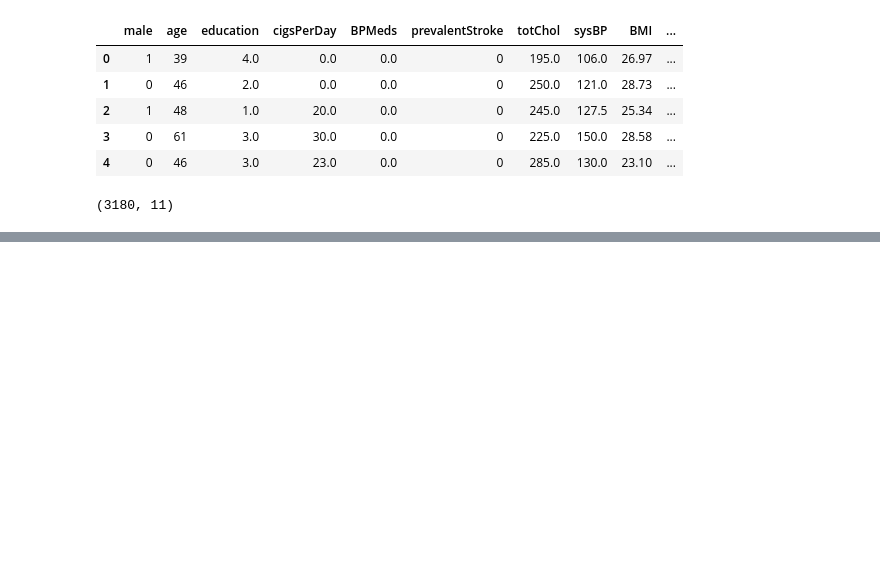
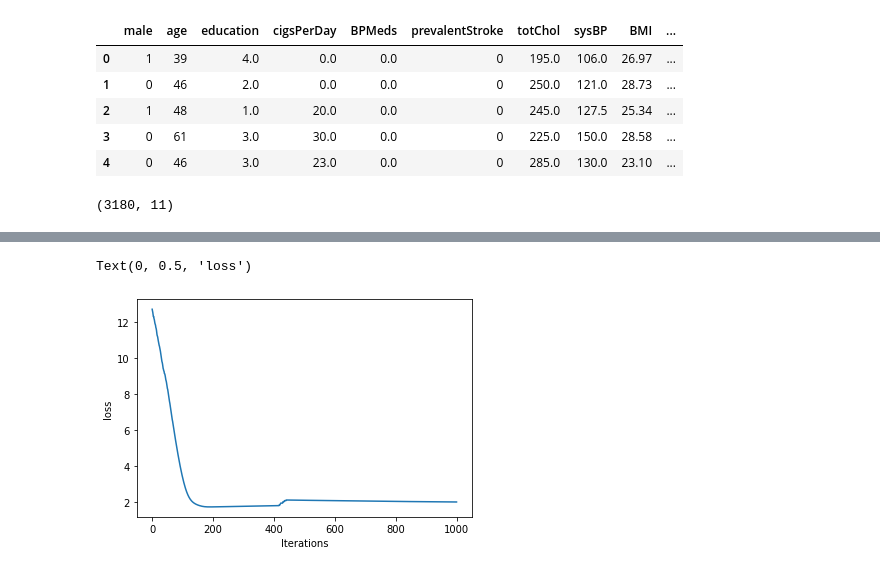
Before and after one commit to betheman/Classification, a Jupyter notebook: Heart_analysis_using_maths.ipynb, the cells around one changed output, grey strips where cells are left out. Saved outputs shown, nothing was run; the diff lists cells and outputs as text; code cells hidden in the pictures; blank space fills up the shorter version.

```diff
--- a/Heart_analysis_using_maths.ipynb
+++ b/Heart_analysis_using_maths.ipynb
@@ -150,2 +162,4 @@ X_train.shape
+# %%
+loss=[]
 # %%
  def fit(y_train,X_train):
@@ -172,3 +210,10 @@ array([0.99999464, 1.99997168, 1.00000732, 2.99999572, 3.99997996,
+# %%
+plt.plot(loss)
+plt.xlabel('Iterations')
+plt.ylabel('loss')
+# %% [output]
+Text(0, 0.5, 'loss')
+[figure, added]
 # %%
 def predict(data):
   z=sigmoid((w*data).sum(axis=1))
```
Also changed, not shown: parts of 6 cells of this notebook.
